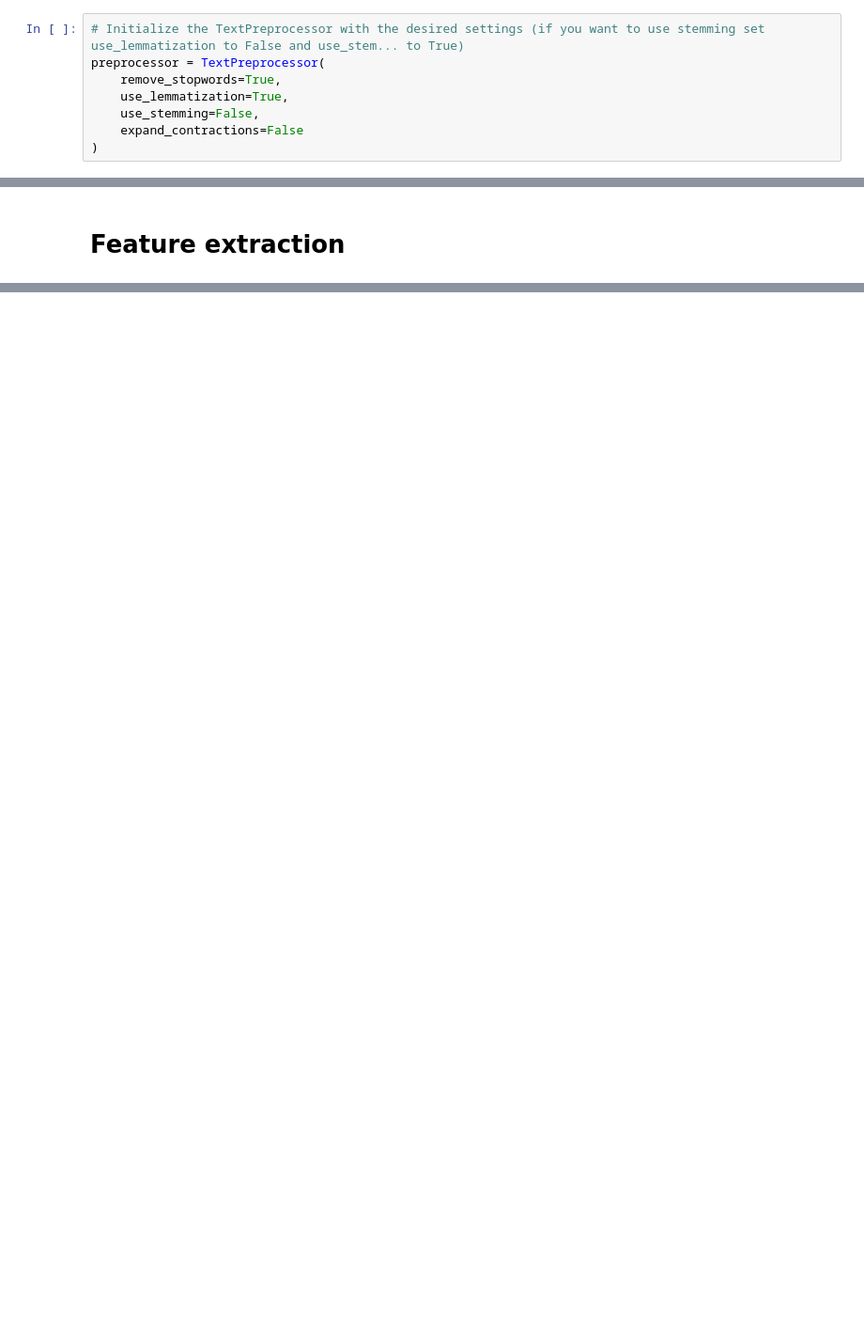
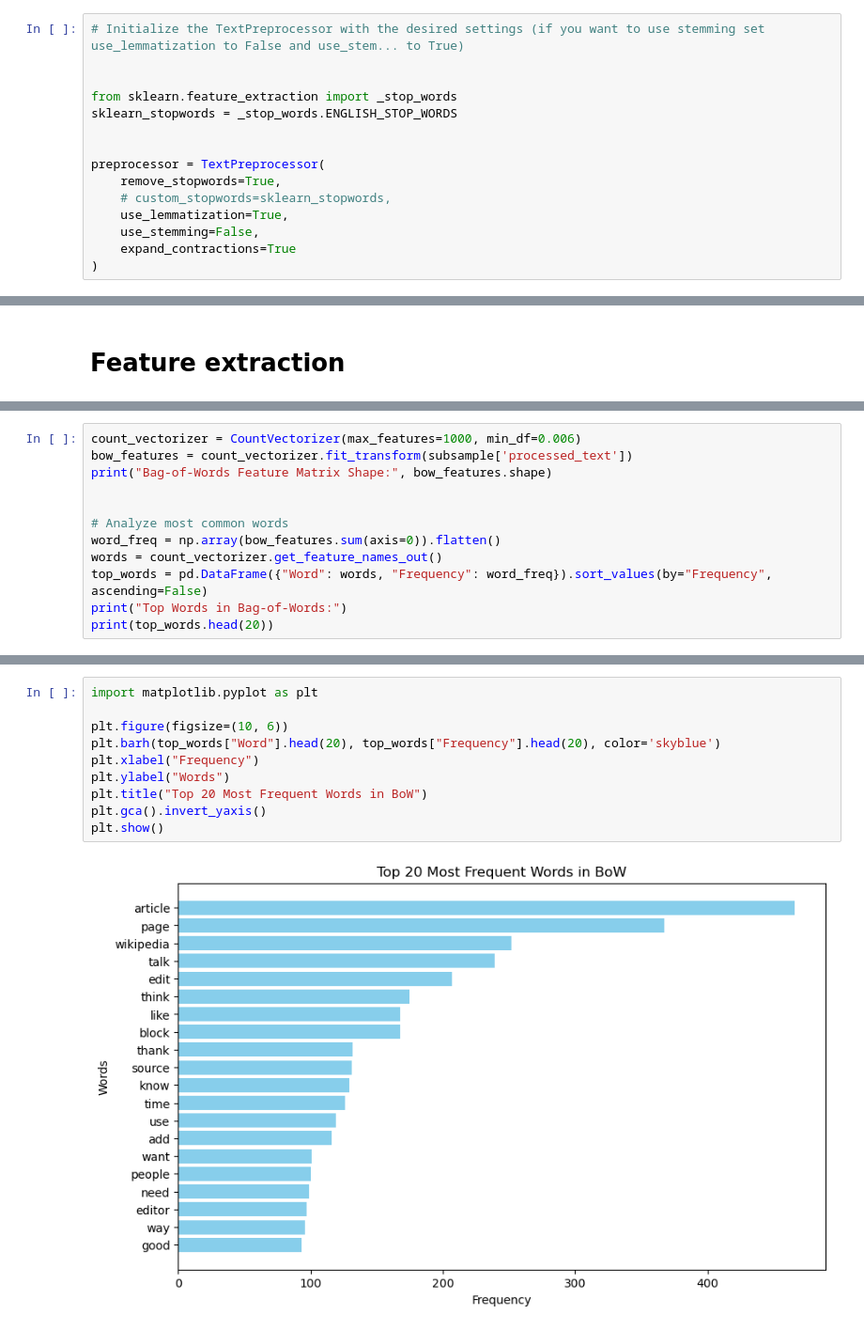
Before and after one commit to AmeyawAhmedSadat/Toxic_comment, a Jupyter notebook: Main_toxic_comment.ipynb, the cells around one changed output, grey strips where cells are left out. Shown at 94% size. Saved outputs shown, nothing was run; the diff lists cells and outputs as text; blank space fills up the shorter version.

```diff
--- a/Main_toxic_comment.ipynb
+++ b/Main_toxic_comment.ipynb
@@ -574,9 +627,16 @@ class TextPreprocessor:
 # %%
 # Initialize the TextPreprocessor with the desired settings (if you want to use stemming set use_lemmatization to False and use_stem... to True)
+
+
+from sklearn.feature_extraction import _stop_words
+sklearn_stopwords = _stop_words.ENGLISH_STOP_WORDS
+
+
 preprocessor = TextPreprocessor(
     remove_stopwords=True,
+    # custom_stopwords=sklearn_stopwords,
     use_lemmatization=True,
     use_stemming=False,
-    expand_contractions=False
+    expand_contractions=True
 )
 # %%
@@ -666,0 +779,12 @@ def extract_features(texts, method="tfidf", params=None):
+# %%
+count_vectorizer = CountVectorizer(max_features=1000, min_df=0.006)
+bow_features = count_vectorizer.fit_transform(subsample['processed_text'])
+print("Bag-of-Words Feature Matrix Shape:", bow_features.shape)
+
+
+# Analyze most common words
+word_freq = np.array(bow_features.sum(axis=0)).flatten()
+words = count_vectorizer.get_feature_names_out()
+top_words = pd.DataFrame({"Word": words, "Frequency": word_freq}).sort_values(by="Frequency", ascending=False)
+print("Top Words in Bag-of-Words:")
+print(top_words.head(20))
@@ -666,0 +793,12 @@ def extract_features(texts, method="tfidf", params=None):
+# %%
+import matplotlib.pyplot as plt
+
+plt.figure(figsize=(10, 6))
+plt.barh(top_words["Word"].head(20), top_words["Frequency"].head(20), color='skyblue')
+plt.xlabel("Frequency")
+plt.ylabel("Words")
+plt.title("Top 20 Most Frequent Words in BoW")
+plt.gca().invert_yaxis()
+plt.show()
+# %% [output]
+[figure, added]
```
Also changed, not shown: parts of 45 cells of this notebook.
